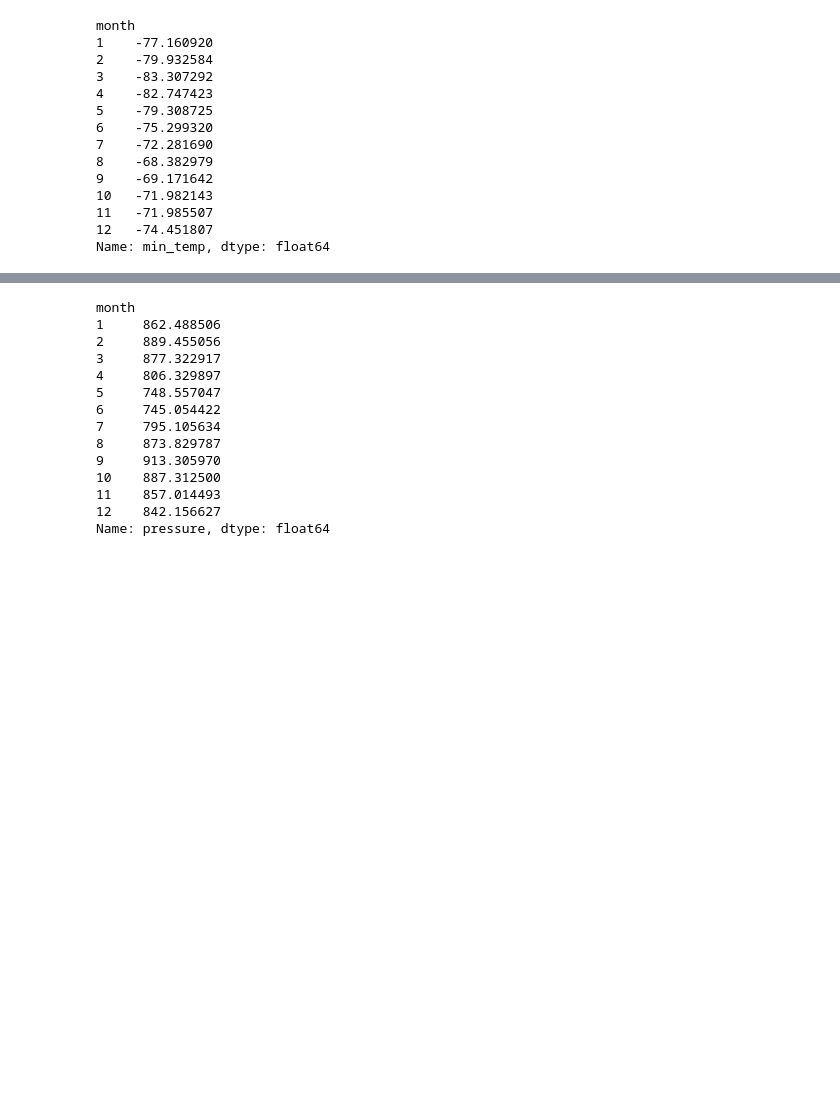
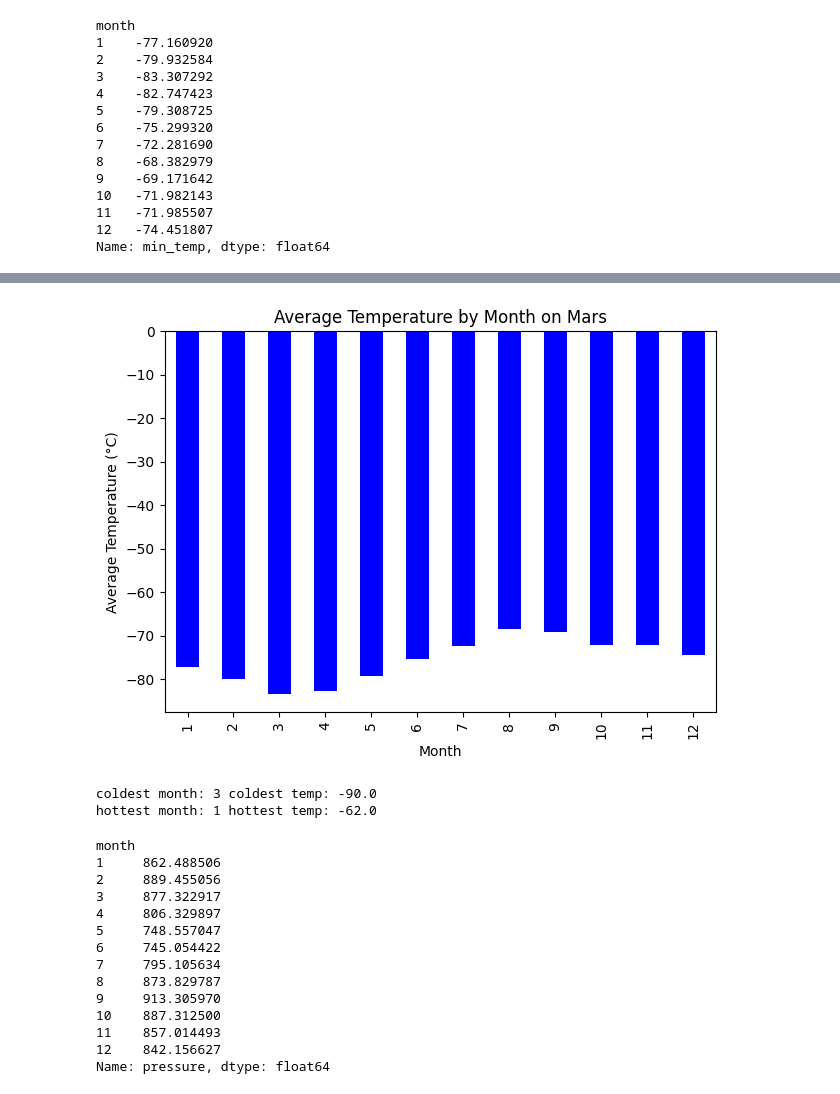
Before and after one commit to akhattaway/module_11_WebScrapingChallenge, a Jupyter notebook: Starter_Code_Mod_11/part_2_mars_weather.ipynb, the cells around one changed output, grey strips where cells are left out. Drawn from its saved outputs; the diff is of its cells as text; code cells hidden in the pictures; blank space fills up the shorter version.

```diff
--- a/Starter_Code_Mod_11/part_2_mars_weather.ipynb
+++ b/Starter_Code_Mod_11/part_2_mars_weather.ipynb
@@ -130,2 +138,9 @@ dtype: object
+# %%
+# Change data types for data analysis
+# Convert 'id' column to object
+mars_df['id'] = mars_df['id'].astype(str)
+
+# Convert 'terrestrial_date' column to datetime
+mars_df['terrestrial_date'] = pd.to_datetime(mars_df['terrestrial_date'])
 # %%
 # Confirm type changes were successful by examining data types again
@@ -202,2 +217,48 @@ Name: min_temp, dtype: float64
+# %%
+# Plot the average temperature by month
+
+# Group the DataFrame by 'month' and calculate the mean of 'min_temp'
+avg_monthly_temp = mars_df.groupby('month')['min_temp'].mean()
+
+# Plot the average temperature by month as a bar graph
+avg_monthly_temp.plot(kind='bar', color='blue')
+
+# Set the title and labels
+plt.title('Average Temperature by Month on Mars')
+plt.xlabel('Month')
+plt.ylabel('Average Temperature (°C)')
+
+# Show the plot
+plt.tight_layout()
+plt.show()
+# %% [output]
+[figure, added]
+# %%
+# Identify the coldest and hottest months in Curiosity's location
+
+# Find the coldest temp
+coldest_temp = mars_df['min_temp'].min()
+
+# Filter the DataFrame for rows where 'min_temp' matches the coldest temperature
+coldest_month_df = mars_df[mars_df['min_temp'] == coldest_temp]
+
+# Find the coldest month
+coldest_month = coldest_month_df['month'].iloc[0]
+
+# Find the hottest temp
+hottest_temp = mars_df['min_temp'].max()
+
+# Filter the DataFrame for rows where 'min_temp' matches the hottest temperature
+hottest_month_df = mars_df[mars_df['min_temp'] == hottest_temp]
+
+# Extract the month from the filtered DataFrame
+hottest_month = hottest_month_df['month'].iloc[0]
+
+
+print(f"coldest month:",coldest_month,"coldest temp:", coldest_temp)
+print(f"hottest month:",hottest_month,"hottest temp:", hottest_temp)
+# %% [output]
+coldest month: 3 coldest temp: -90.0
+hottest month: 1 hottest temp: -62.0
 # %%
 # 4. Average pressure by Martian month
```
Also changed, not shown: parts of 16 cells of this notebook, 4 other files.
